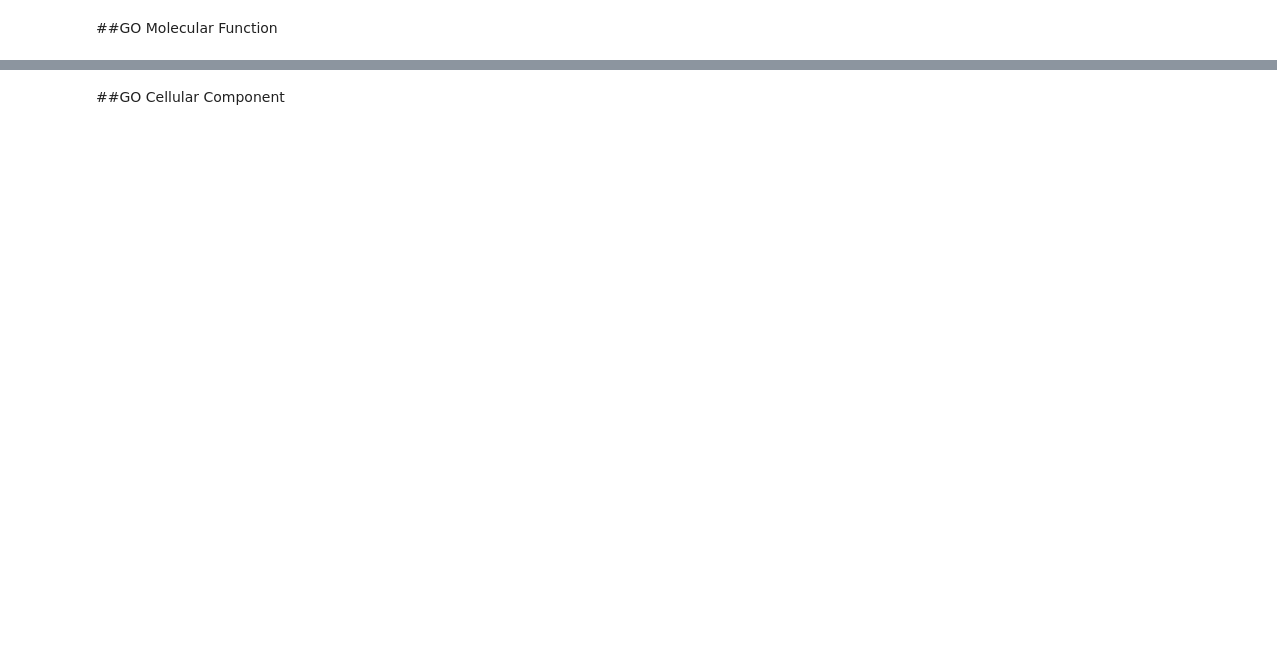
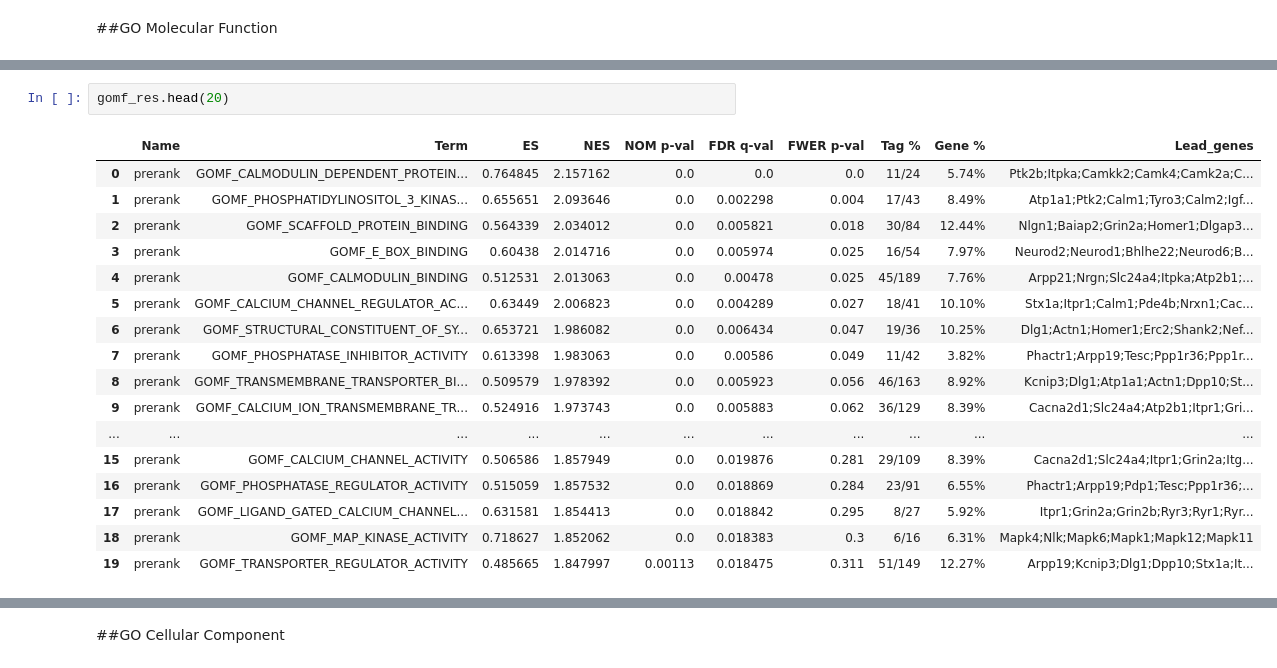
Before and after one commit to rcs-science-research/Dendritic-Branching-GSEA, a Jupyter notebook: Dendritic_Branching_Associated_Pathways_GSEA.ipynb, the cells around one changed output, grey strips where cells are left out. Saved outputs shown, nothing was run; the diff lists cells and outputs as text; blank space fills up the shorter version.

```diff
--- a/Dendritic_Branching_Associated_Pathways_GSEA.ipynb
+++ b/Dendritic_Branching_Associated_Pathways_GSEA.ipynb
@@ -730,0 +823,20 @@ gomf_res = gomf_out.res2d.sort_values(by="NES",ascending=False).reset_index(drop
+# %%
+gomf_res.head(20)
+# %% [output]
+|  | Name | Term | ES | NES | NOM p-val | FDR q-val | FWER p-val | Tag % | Gene % | Lead_genes |
+| 0 | prerank | GOMF_CALMODULIN_DEPENDENT_PROTEIN... | 0.764845 | 2.157162 | 0.0 | 0.0 | 0.0 | 11/24 | 5.74% | Ptk2b;Itpka;Camkk2;Camk4;Camk2a;C... |
+| 1 | prerank | GOMF_PHOSPHATIDYLINOSITOL_3_KINAS... | 0.655651 | 2.093646 | 0.0 | 0.002298 | 0.004 | 17/43 | 8.49% | Atp1a1;Ptk2;Calm1;Tyro3;Calm2;Igf... |
+| 2 | prerank | GOMF_SCAFFOLD_PROTEIN_BINDING | 0.564339 | 2.034012 | 0.0 | 0.005821 | 0.018 | 30/84 | 12.44% | Nlgn1;Baiap2;Grin2a;Homer1;Dlgap3... |
+| 3 | prerank | GOMF_E_BOX_BINDING | 0.60438 | 2.014716 | 0.0 | 0.005974 | 0.025 | 16/54 | 7.97% | Neurod2;Neurod1;Bhlhe22;Neurod6;B... |
+| 4 | prerank | GOMF_CALMODULIN_BINDING | 0.512531 | 2.013063 | 0.0 | 0.00478 | 0.025 | 45/189 | 7.76% | Arpp21;Nrgn;Slc24a4;Itpka;Atp2b1;... |
+| 5 | prerank | GOMF_CALCIUM_CHANNEL_REGULATOR_AC... | 0.63449 | 2.006823 | 0.0 | 0.004289 | 0.027 | 18/41 | 10.10% | Stx1a;Itpr1;Calm1;Pde4b;Nrxn1;Cac... |
+| 6 | prerank | GOMF_STRUCTURAL_CONSTITUENT_OF_SY... | 0.653721 | 1.986082 | 0.0 | 0.006434 | 0.047 | 19/36 | 10.25% | Dlg1;Actn1;Homer1;Erc2;Shank2;Nef... |
+| 7 | prerank | GOMF_PHOSPHATASE_INHIBITOR_ACTIVITY | 0.613398 | 1.983063 | 0.0 | 0.00586 | 0.049 | 11/42 | 3.82% | Phactr1;Arpp19;Tesc;Ppp1r36;Ppp1r... |
+| 8 | prerank | GOMF_TRANSMEMBRANE_TRANSPORTER_BI... | 0.509579 | 1.978392 | 0.0 | 0.005923 | 0.056 | 46/163 | 8.92% | Kcnip3;Dlg1;Atp1a1;Actn1;Dpp10;St... |
+| 9 | prerank | GOMF_CALCIUM_ION_TRANSMEMBRANE_TR... | 0.524916 | 1.973743 | 0.0 | 0.005883 | 0.062 | 36/129 | 8.39% | Cacna2d1;Slc24a4;Atp2b1;Itpr1;Gri... |
+| ... | ... | ... | ... | ... | ... | ... | ... | ... | ... | ... |
+| 15 | prerank | GOMF_CALCIUM_CHANNEL_ACTIVITY | 0.506586 | 1.857949 | 0.0 | 0.019876 | 0.281 | 29/109 | 8.39% | Cacna2d1;Slc24a4;Itpr1;Grin2a;Itg... |
+| 16 | prerank | GOMF_PHOSPHATASE_REGULATOR_ACTIVITY | 0.515059 | 1.857532 | 0.0 | 0.018869 | 0.284 | 23/91 | 6.55% | Phactr1;Arpp19;Pdp1;Tesc;Ppp1r36;... |
+| 17 | prerank | GOMF_LIGAND_GATED_CALCIUM_CHANNEL... | 0.631581 | 1.854413 | 0.0 | 0.018842 | 0.295 | 8/27 | 5.92% | Itpr1;Grin2a;Grin2b;Ryr3;Ryr1;Ryr... |
+| 18 | prerank | GOMF_MAP_KINASE_ACTIVITY | 0.718627 | 1.852062 | 0.0 | 0.018383 | 0.3 | 6/16 | 6.31% | Mapk4;Nlk;Mapk6;Mapk1;Mapk12;Mapk11 |
+| 19 | prerank | GOMF_TRANSPORTER_REGULATOR_ACTIVITY | 0.485665 | 1.847997 | 0.00113 | 0.018475 | 0.311 | 51/149 | 12.27% | Arpp19;Kcnip3;Dlg1;Dpp10;Stx1a;It... |
```
Also changed, not shown: parts of 62 cells of this notebook.
